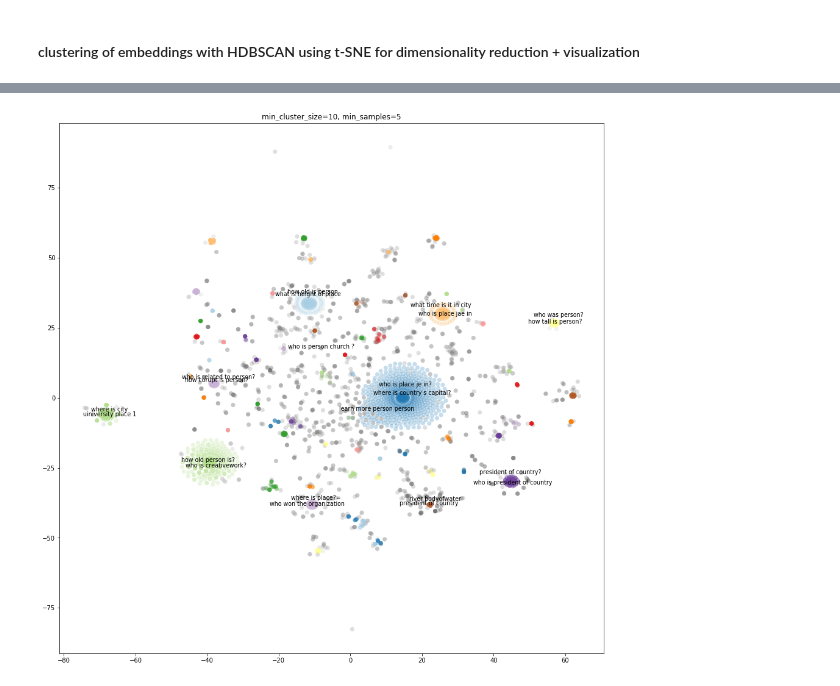
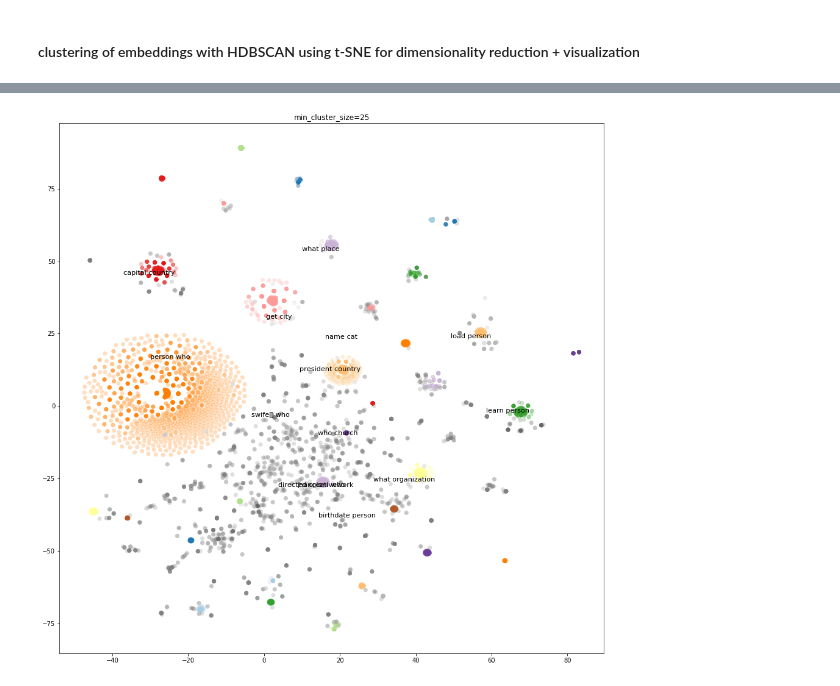
Before and after one commit to dice-group/DBpedia-Chatlog-Analysis, a Jupyter notebook: clustering/HDBSCAN.ipynb, the cells around one changed output, grey strips where cells are left out. Drawn from its saved outputs; the diff is of its cells as text; code cells hidden in the pictures.

```diff
--- a/clustering/HDBSCAN.ipynb
+++ b/clustering/HDBSCAN.ipynb
@@ -33,7 +45,8 @@ print(len(label))
 # %%
 # 2D projection using TSNE (TODO: experiment with UMAP)
 plot_kwds = {'alpha' : 0.5, 's' : 80, 'linewidths':0}
-projection = TSNE().fit_transform(sX)
+# projection = TSNE().fit_transform(sX)
+projection = TSNE().fit_transform(X)
 plt.figure(figsize=(16, 16))
 plt.scatter(*projection.T, **plot_kwds)
 # %% [output]
@@ -74,5 +87,5 @@ plt.scatter(*projection.T, s=50, linewidth=0, c=cluster_member_colors, alpha=0.2
 # %%
-clusterer = hdbscan.HDBSCAN(min_cluster_size=60).fit(sX)
+clusterer = hdbscan.HDBSCAN(min_cluster_size=60).fit(X)
 print(len(set(clusterer.labels_)))
 color_palette = sns.color_palette('Paired',len(set(clusterer.labels_)))
 cluster_colors = [color_palette[x] if x >= 0
@@ -89,5 +102,6 @@ plt.scatter(*projection.T, s=50, linewidth=0, c=cluster_member_colors, alpha=0.2
 # %%
 # get top k clusters with top terms
+# label = lab
 def get_top_clusters(clusterer, k):
     from collections import defaultdict
     from operator import itemgetter
@@ -102,12 +116,13 @@ def get_top_clusters(clusterer, k):
 #         print(x, len(top_terms[x]))
 
     top10_labels = sorted(top_terms, key=lambda k: len(top_terms[k]), reverse=True)
+    print(top10_labels)
     topklab = set(top10_labels[:k]) # a set of top 10 cluster labels with label -1 (for noise)
 
     for el in top_terms:
-        if el in top10lab:
+        if el in topklab:
             print(el, top_terms[el][:10])
 
-    return top_terms, topklab # {lab1: (prob, [term1, term2,..]), }, {denseClusterLabel1,..}
+    return top_terms, top10_labels, topklab # {lab1: (prob, [term1, term2,..]), }, {denseClusterLabel1,..}
 
-get_top_clusters(clusterer, 11)
+# get_top_clusters(clusterer, 11)
@@ -143,6 +129,7 @@ get_top_clusters(clusterer, 11)
 # %%
 from collections import Counter
-clusterer = hdbscan.HDBSCAN(min_cluster_size=10, min_samples=5).fit(sX)
+from collections import defaultdict
+clusterer = hdbscan.HDBSCAN(min_cluster_size=25).fit(X)
 print(len(set(clusterer.labels_)))
 
 
@@ -156,29 +143,58 @@ cluster_colors = [color_palette[x] if x >= 0
 cluster_member_colors = [sns.desaturate(x, p) for x, p in
                          zip(cluster_colors, clusterer.probabilities_)]
 plt.figure(figsize=(16, 16))
-plt.title('min_cluster_size=10, min_samples=5')
+plt.title('min_cluster_size=25')
 
 plot_top=defaultdict(set)
+plot_point = defaultdict(list)
 
 # label 10 dense clusters with top 5 terms
-top_terms, topklab = get_top_clusters(clusterer,10)
+top_terms, top10_labels, topklab = get_top_clusters(clusterer,10)
+texts = []
+
+# print(top_terms, topklab)
+#for less dense plots, plot only 2 labels
+num_plotlab = {}
+for i,lab in enumerate(top10_labels):
+    if i < 3:
+        num_plotlab[lab] = 5
+        continue
+    elif i < 5:
+        num_plotlab[lab] = 5
+    else:
+        num_plotlab[lab] = 5
 
 for i, l, p in zip(range(len(clusterer.labels_)),clusterer.labels_, clusterer.probabilities_): # pointwise iteration
-    if l in top10lab and len(plot_top[l]) < 2:
+    if l in topklab and len(plot_top[l]) < num_plotlab[l]:
 #         print(plot_top[l])
-        d = 1
-        for el in top_terms[l][:10]:
+        d = 0.1
+        for el in top_terms[l][:50]:
             if p == el[0]:
                 if len(el[1]) < 30 and el[1] not in plot_top[l]:
                     print(l, plot_top[l])
                     plot_top[l].add(el[1])
-                    plt.annotate(el[1], (x[i]+len(plot_top[l])-d,y[i]+1.5*len(plot_top[l])-d), horizontalalignment='center', verticalalignment='center', size=9.5)
-                    d *= 1.2
+                    offset = len(plot_top[l])
+#                     if offset > 3:
+#                         offset -= 2
+                    if offset % 2:
+                        offset = -1.6 * offset
+                    if abs(y[i])+abs(offset) > abs(y[i]) + 2:
+                        offset -= 0.96
+                    new_cord = (x[i]+offset,y[i]+offset)
+                    for cord in plot_point[l]:
+                        if cord[1] - 2.8 < new_cord[1] < cord[1] + 2.8:
+#                             if l == -1:
+#                                 new_cord = (new_cord[0]+0.1, new_cord[1] + abs(abs(cord[1]) - abs(new_cord[1])))
+#                             else:
+                            new_cord = (new_cord[0], new_cord[1] + abs(abs(cord[1]) - abs(new_cord[1])))
+                            print('yes!!',el[1])
+                    plt.annotate(el[1], new_cord, horizontalalignment='center', verticalalignment='center', size=11.25)
+
+                    plot_point[l].append((new_cord[0],new_cord[1], el[1]))
                     break
 
-
+print(plot_point)
 plt.scatter(*projection.T, s=50, linewidth=0, c=cluster_member_colors, alpha=0.25)
 
-
-plt.savefig('data/temp-2labels.png')
+plt.savefig('../data/vbObj-varylabel-25clus.png')
 # %% [output]
@@ -202,2 +218,2 @@ plt.savefig('data/temp-2labels.png')
-[figure, old version]
+[figure, new version]
 # %%
```
Also changed, not shown: parts of 12 cells of this notebook, 3 other files.
